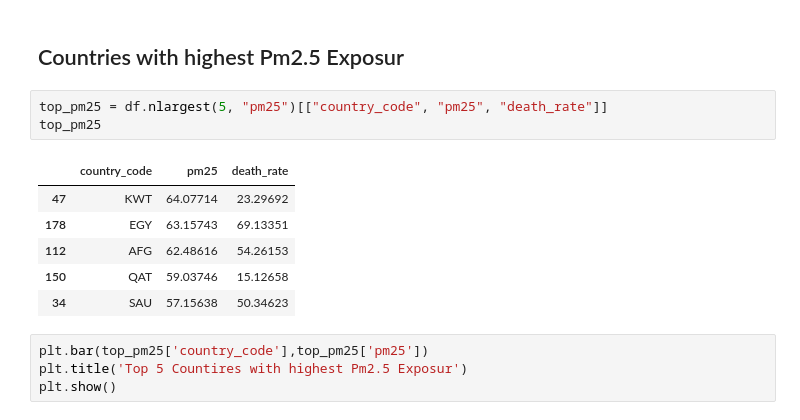
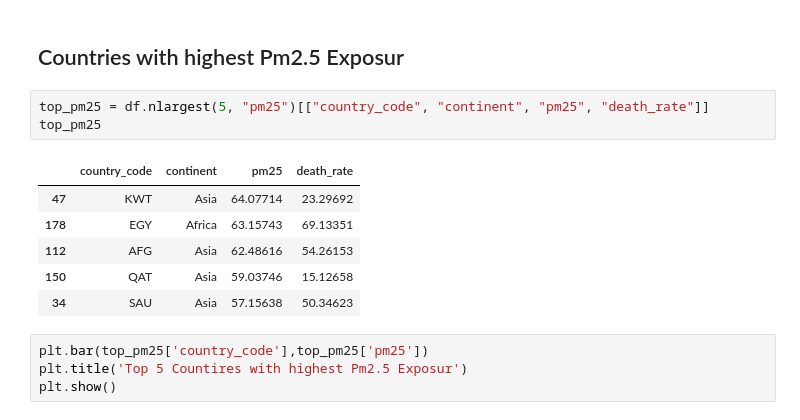
Before and after one commit to xahid007/Air-Pollution, a Jupyter notebook: Notebooks/02_EDA.ipynb, the cells around one changed output. Saved outputs shown, nothing was run; the diff lists cells and outputs as text.

```diff
--- a/Notebooks/02_EDA.ipynb
+++ b/Notebooks/02_EDA.ipynb
@@ -73,15 +74,15 @@ plt.show()
 # %% [markdown]
 ## Countries with highest Pm2.5 Exposur
 # %%
-top_pm25 = df.nlargest(5, "pm25")[["country_code", "pm25", "death_rate"]]
+top_pm25 = df.nlargest(5, "pm25")[["country_code", "continent", "pm25", "death_rate"]]
 top_pm25
 # %% [output]
-|  | country_code | pm25 | death_rate |
-| 47 | KWT | 64.07714 | 23.29692 |
-| 178 | EGY | 63.15743 | 69.13351 |
-| 112 | AFG | 62.48616 | 54.26153 |
-| 150 | QAT | 59.03746 | 15.12658 |
-| 34 | SAU | 57.15638 | 50.34623 |
+|  | country_code | continent | pm25 | death_rate |
+| 47 | KWT | Asia | 64.07714 | 23.29692 |
+| 178 | EGY | Africa | 63.15743 | 69.13351 |
+| 112 | AFG | Asia | 62.48616 | 54.26153 |
+| 150 | QAT | Asia | 59.03746 | 15.12658 |
+| 34 | SAU | Asia | 57.15638 | 50.34623 |
 # %%
 plt.bar(top_pm25['country_code'],top_pm25['pm25'])
 plt.title('Top 5 Countires with highest Pm2.5 Exposur')
```
Also changed, not shown: parts of 5 cells of this notebook, 2 other files.
